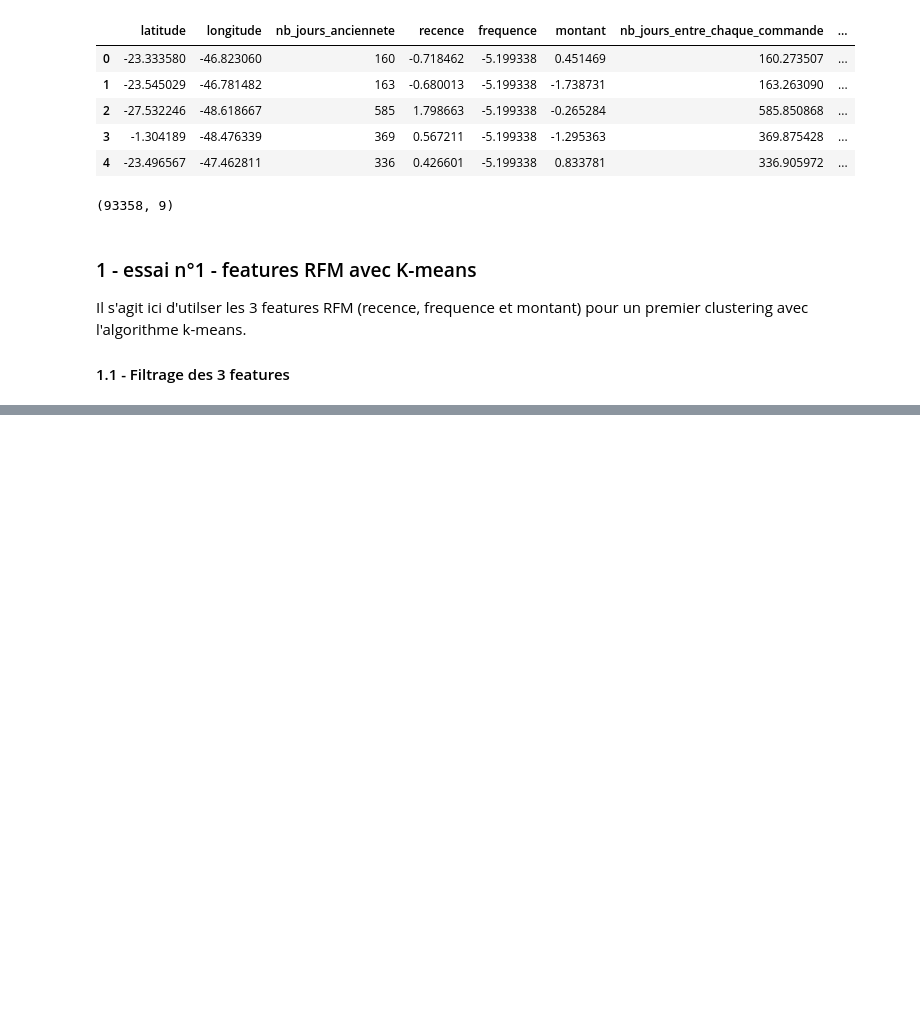
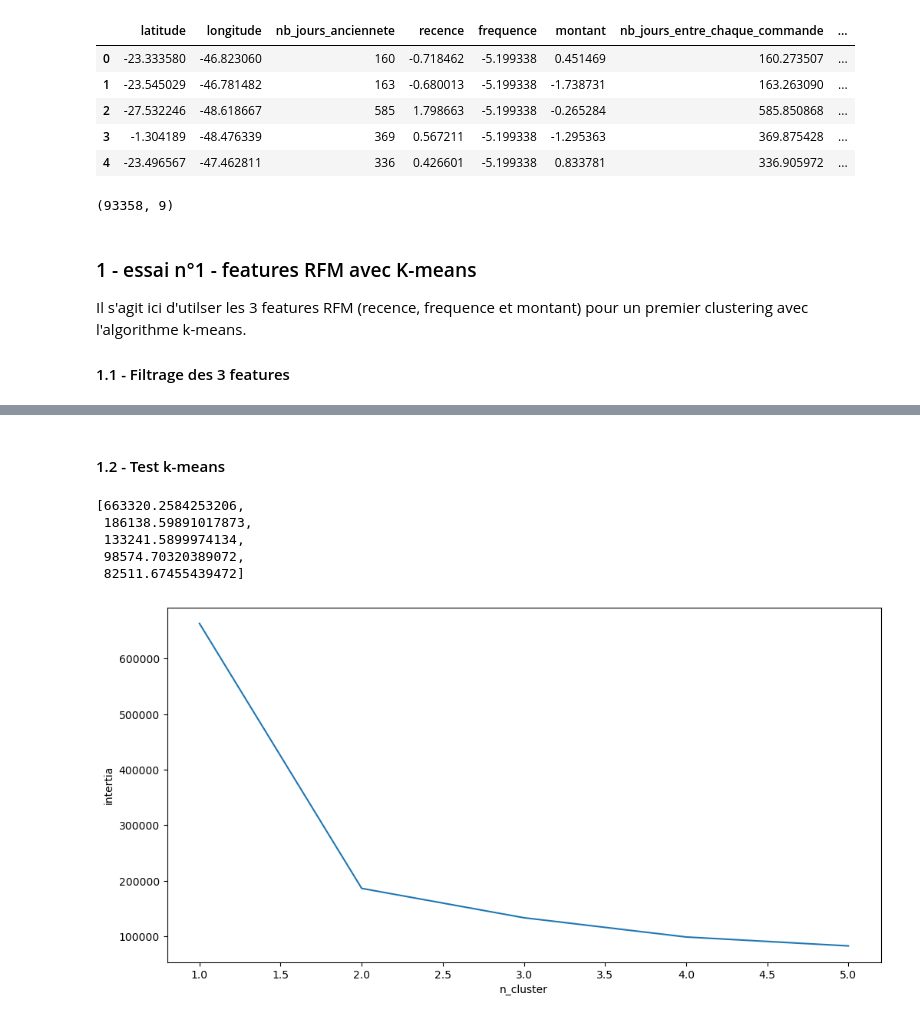
Before and after one commit to ludovic-source/Data_scientist_formation, a Jupyter notebook: projet_5/Projet_5_essais.ipynb, the cells around one changed output, grey strips where cells are left out. Cells and saved outputs as stored; diff of their text form; code cells hidden in the pictures; blank space fills up the shorter version.

```diff
--- a/projet_5/Projet_5_essais.ipynb
+++ b/projet_5/Projet_5_essais.ipynb
@@ -98,6 +101,6 @@ Il s'agit ici d'utilser les 3 features RFM (recence, frequence et montant) pour
 
 #### 1.1 - Filtrage des 3 features
 # %%
-data_1 = data.loc[,['recence', 'frequence', 'montant']].copy()
-data_1.shape
+X_1 = data[['recence', 'frequence', 'montant']].copy()
+X_1.shape
 # %% [output]
@@ -104,0 +120,38 @@ SyntaxError: invalid syntax (1925242020.py, line 1)
+# %% [markdown]
+#### 1.2 - Test k-means
+# %%
+warnings.filterwarnings("ignore")
+
+# Une liste vide pour enregistrer les inerties :
+intertia_list = [ ]
+
+# Notre liste de nombres de clusters :
+k_list = range(1, 7)
+
+# Pour chaque nombre de clusters :
+for k in k_list :
+
+    # On instancie un k-means pour k clusters
+    kmeans = KMeans(n_clusters=k)
+
+    # On entraine
+    kmeans.fit(X_1)
+
+    # On enregistre l'inertie obtenue :
+    intertia_list.append(kmeans.inertia_)
+# %%
+intertia_list
+# %% [output]
+[663320.2584253206,
+ 186138.59891017873,
+ 133241.5899974134,
+ 98574.70320389072,
+ 82511.67455439472]
+# %%
+fig, ax = plt.subplots(1,1,figsize=(12,6))
+
+ax.set_ylabel("intertia")
+ax.set_xlabel("n_cluster")
+ax = plt.plot(k_list, intertia_list)
+# %% [output]
+[figure, added]
```
Also changed, not shown: parts of 3 cells of this notebook.
